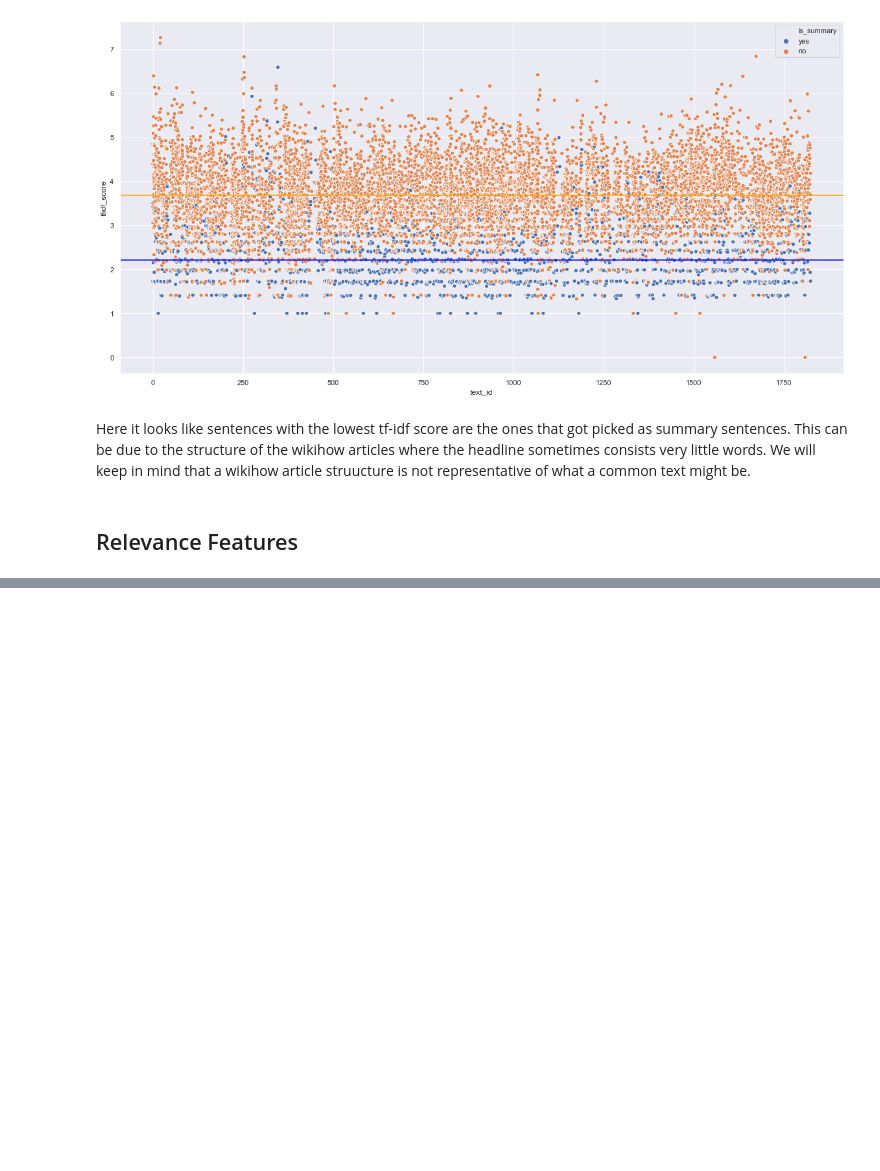
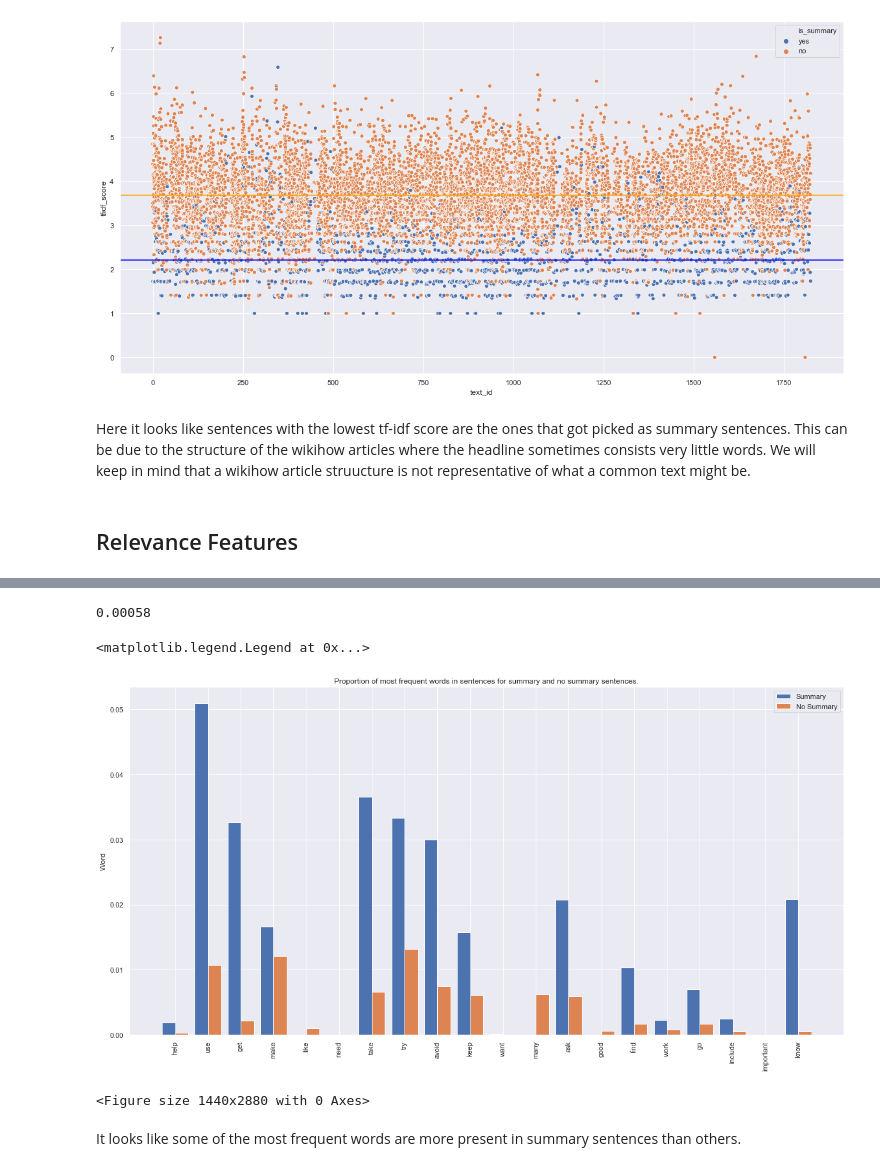
Before and after one commit to sarisboo/springboard, a Jupyter notebook: capstone_1/storytelling_feature_extraction.ipynb, the cells around one changed output, grey strips where cells are left out. Cells and saved outputs as stored; diff of their text form; code cells hidden in the pictures; blank space fills up the shorter version.

```diff
--- a/capstone_1/storytelling_feature_extraction.ipynb
+++ b/capstone_1/storytelling_feature_extraction.ipynb
@@ -190,0 +217,3 @@ Name: sentence, Length: 200, dtype: object
+# %%
+for occurence in top_occurences:
+    wikihow_subset[occurence] = wikihow_subset['sentence'].apply(lambda x: check_word(x, occurence))
@@ -190,0 +228,43 @@ Name: sentence, Length: 200, dtype: object
+# %%
+wikihow_subset['help'].mean()
+# %% [output]
+0.00058
+# %%
+#Calculating means of 0-1 for summary category and non summary category
+occurence_means_summary = dict()
+occurence_means_no_summary = dict()
+for occurence in top_occurences:
+    mean_summary = wikihow_subset[wikihow_subset['is_summary']=='yes'][occurence].mean()
+    occurence_means_summary[occurence] = mean_summary
+
+    mean_no_summary = wikihow_subset[wikihow_subset['is_summary']=='no'][occurence].mean()
+    occurence_means_no_summary[occurence] = mean_no_summary
+# %%
+summary_mean = pd.DataFrame(occurence_means_summary.items(), columns = ['word','mean'])
+# %%
+no_summary_mean = pd.DataFrame(occurence_means_no_summary.items(), columns = ['word','mean'])
+# %%
+labels = top_occurences
+summary_means = summary_mean['mean']
+non_summary_means = no_summary_mean['mean']
+
+x = np.arange(len(labels))  # the label locations
+width = 0.40  # the width of the bars
+
+fig, ax = plt.subplots(figsize=(20,10))
+plt.figure(figsize=(20,40))
+rects1 = ax.bar(x - width/2, summary_means, width, label='Summary')
+rects2 = ax.bar(x + width/2, non_summary_means, width, label='No Summary')
+
+# Add some text for labels, title and custom x-axis tick labels, etc.
+ax.set_ylabel('Word')
+ax.set_title('Proportion of most frequent words in sentences for summary and no summary sentences.')
+ax.set_xticks(x)
+ax.set_xticklabels(labels, rotation='vertical')
+ax.legend()
+# %% [output]
+<matplotlib.legend.Legend at 0x...>
+[figure, added]
+<Figure size 1440x2880 with 0 Axes>
+# %% [markdown]
+It looks like some of the most frequent words are more present in summary sentences than others.
```
Also changed, not shown: parts of 34 cells of this notebook.
